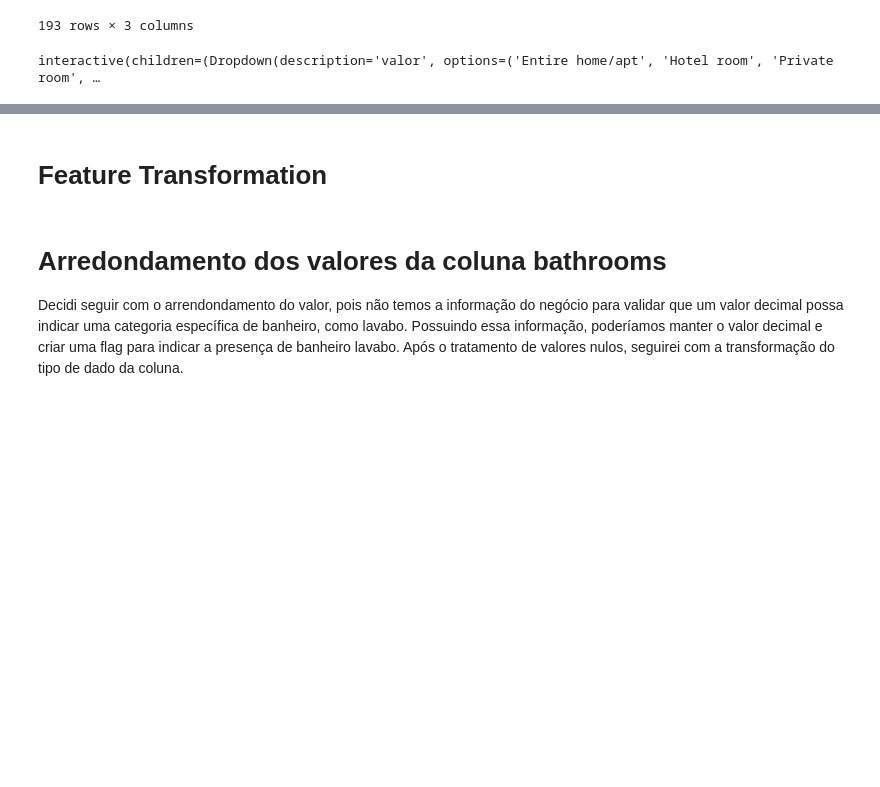
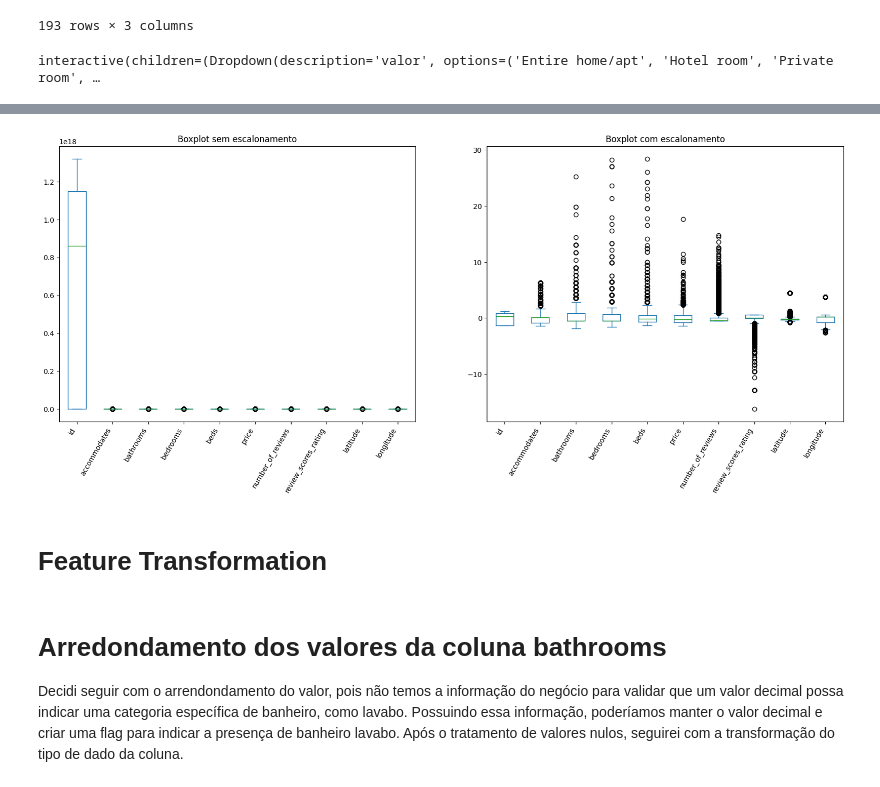
Before and after one commit to ederray/projetos_dnc, a Jupyter notebook: desafio5_data_wrangling/notebooks/eda.ipynb, the cells around one changed output, grey strips where cells are left out. Drawn from its saved outputs; the diff is of its cells as text; code cells hidden in the pictures; blank space fills up the shorter version.

```diff
--- a/desafio5_data_wrangling/notebooks/eda.ipynb
+++ b/desafio5_data_wrangling/notebooks/eda.ipynb
@@ -413,0 +424,4 @@ interactive(children=(Dropdown(description='valor', options=('Entire home/apt',
+# %%
+# análise da distribuição dos dados com escalonamento
+boxplot_comparativo_escalonamento_dados(df=tbl_anuncios)
+# %% [output]
@@ -414,3 +429,4 @@ interactive(children=(Dropdown(description='valor', options=('Entire home/apt',
+[figure, added]
 # %% [markdown]
 # Feature Transformation
 # %% [markdown]
```
Also changed, not shown: parts of 57 cells of this notebook, 8 other files.
